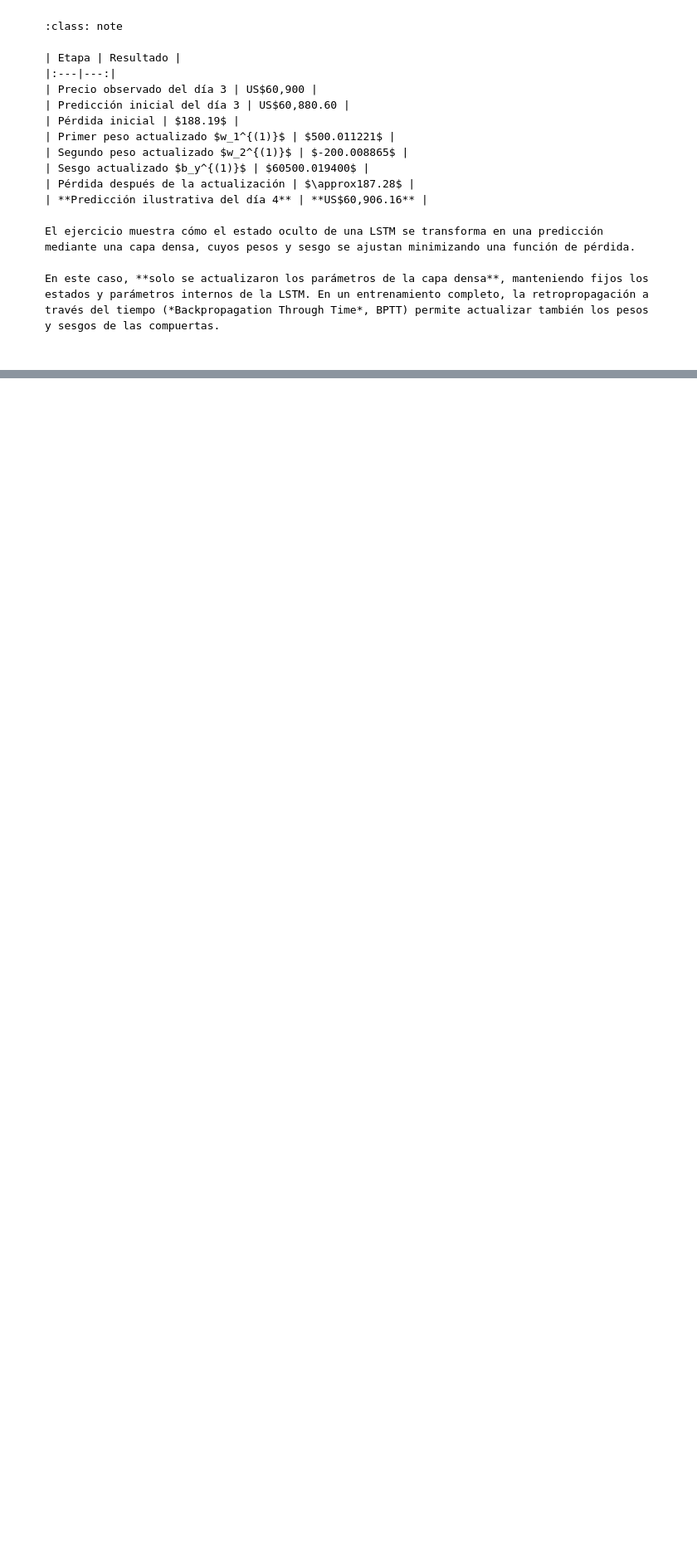
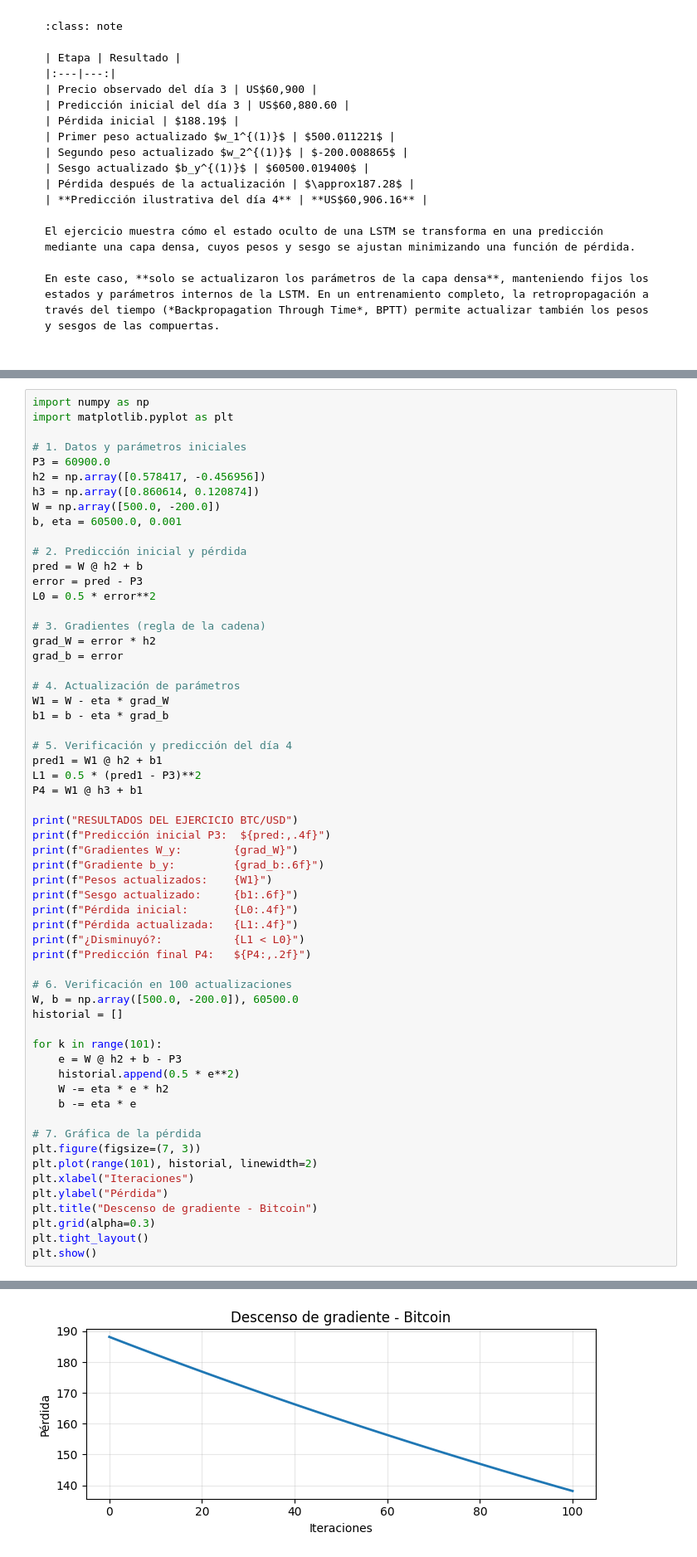
Before and after one commit to Kalbam/Deep_Learning, a Jupyter notebook: RNN_LSTM_Model_revisado.ipynb, the cells around one changed output, grey strips where cells are left out. Shown at 83% size. Cells and saved outputs as stored; diff of their text form; blank space fills up the shorter version.

```diff
--- a/RNN_LSTM_Model_revisado.ipynb
+++ b/RNN_LSTM_Model_revisado.ipynb
@@ -2682,0 +2664,60 @@ En procesamiento de lenguaje, la entrada es una secuencia de palabras codificada
+# %%
+import numpy as np
+import matplotlib.pyplot as plt
+
+# 1. Datos y parámetros iniciales
+P3 = 60900.0
+h2 = np.array([0.578417, -0.456956])
+h3 = np.array([0.860614, 0.120874])
+W = np.array([500.0, -200.0])
+b, eta = 60500.0, 0.001
+
+# 2. Predicción inicial y pérdida
+pred = W @ h2 + b
+error = pred - P3
+L0 = 0.5 * error**2
+
+# 3. Gradientes (regla de la cadena)
+grad_W = error * h2
+grad_b = error
+
+# 4. Actualización de parámetros
+W1 = W - eta * grad_W
+b1 = b - eta * grad_b
+
+# 5. Verificación y predicción del día 4
+pred1 = W1 @ h2 + b1
+L1 = 0.5 * (pred1 - P3)**2
+P4 = W1 @ h3 + b1
+
+print("RESULTADOS DEL EJERCICIO BTC/USD")
+print(f"Predicción inicial P3:  ${pred:,.4f}")
+print(f"Gradientes W_y:        {grad_W}")
+print(f"Gradiente b_y:         {grad_b:.6f}")
+print(f"Pesos actualizados:    {W1}")
+print(f"Sesgo actualizado:     {b1:.6f}")
+print(f"Pérdida inicial:       {L0:.4f}")
+print(f"Pérdida actualizada:   {L1:.4f}")
+print(f"¿Disminuyó?:           {L1 < L0}")
+print(f"Predicción final P4:   ${P4:,.2f}")
+
+# 6. Verificación en 100 actualizaciones
+W, b = np.array([500.0, -200.0]), 60500.0
+historial = []
+
+for k in range(101):
+    e = W @ h2 + b - P3
+    historial.append(0.5 * e**2)
+    W -= eta * e * h2
+    b -= eta * e
+
+# 7. Gráfica de la pérdida
+plt.figure(figsize=(7, 3))
+plt.plot(range(101), historial, linewidth=2)
+plt.xlabel("Iteraciones")
+plt.ylabel("Pérdida")
+plt.title("Descenso de gradiente - Bitcoin")
+plt.grid(alpha=0.3)
+plt.tight_layout()
+plt.show()
+# %% [output]
@@ -2682,0 +2734 @@ En procesamiento de lenguaje, la entrada es una secuencia de palabras codificada
+[figure, added]
```
Also changed, not shown: parts of 10 cells of this notebook.
